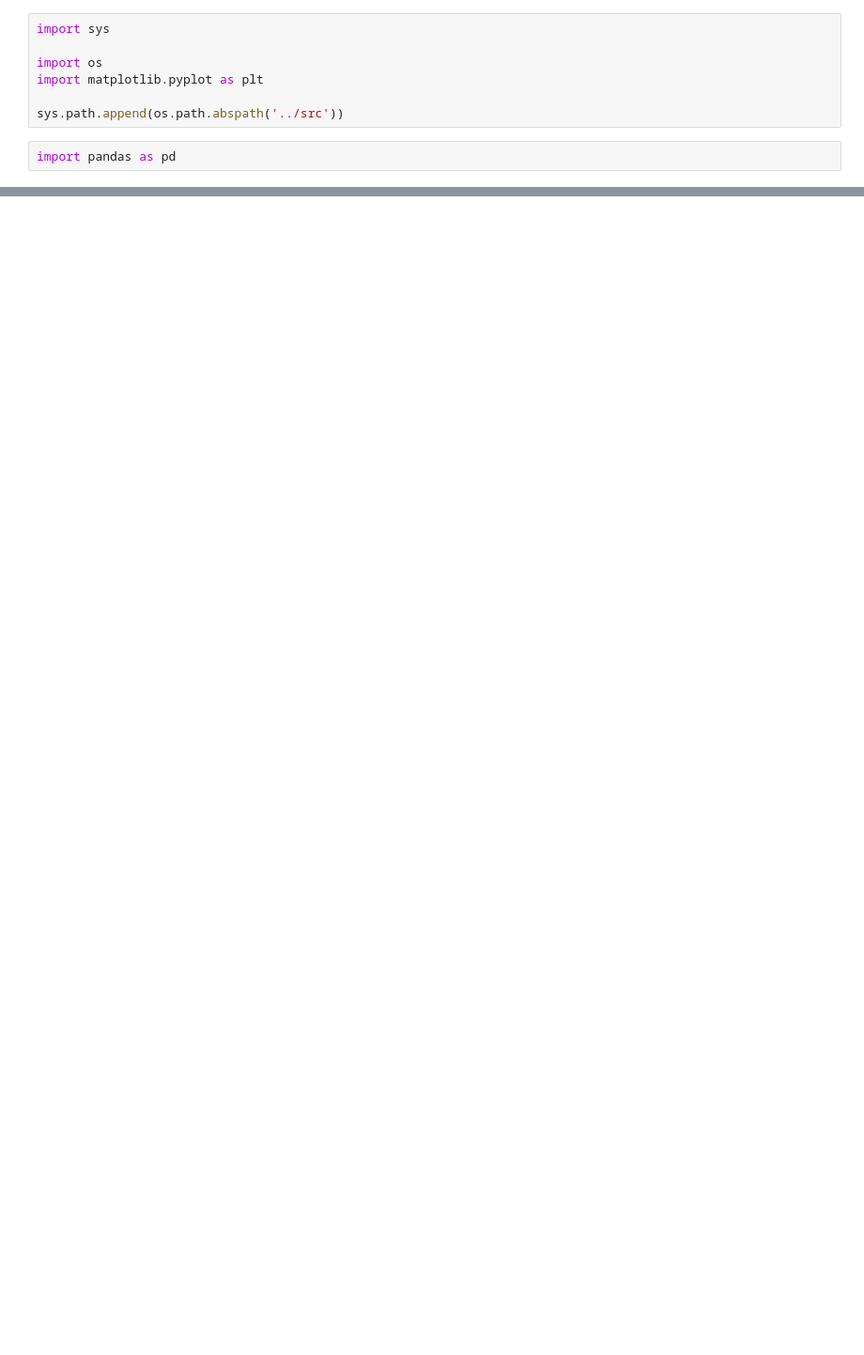
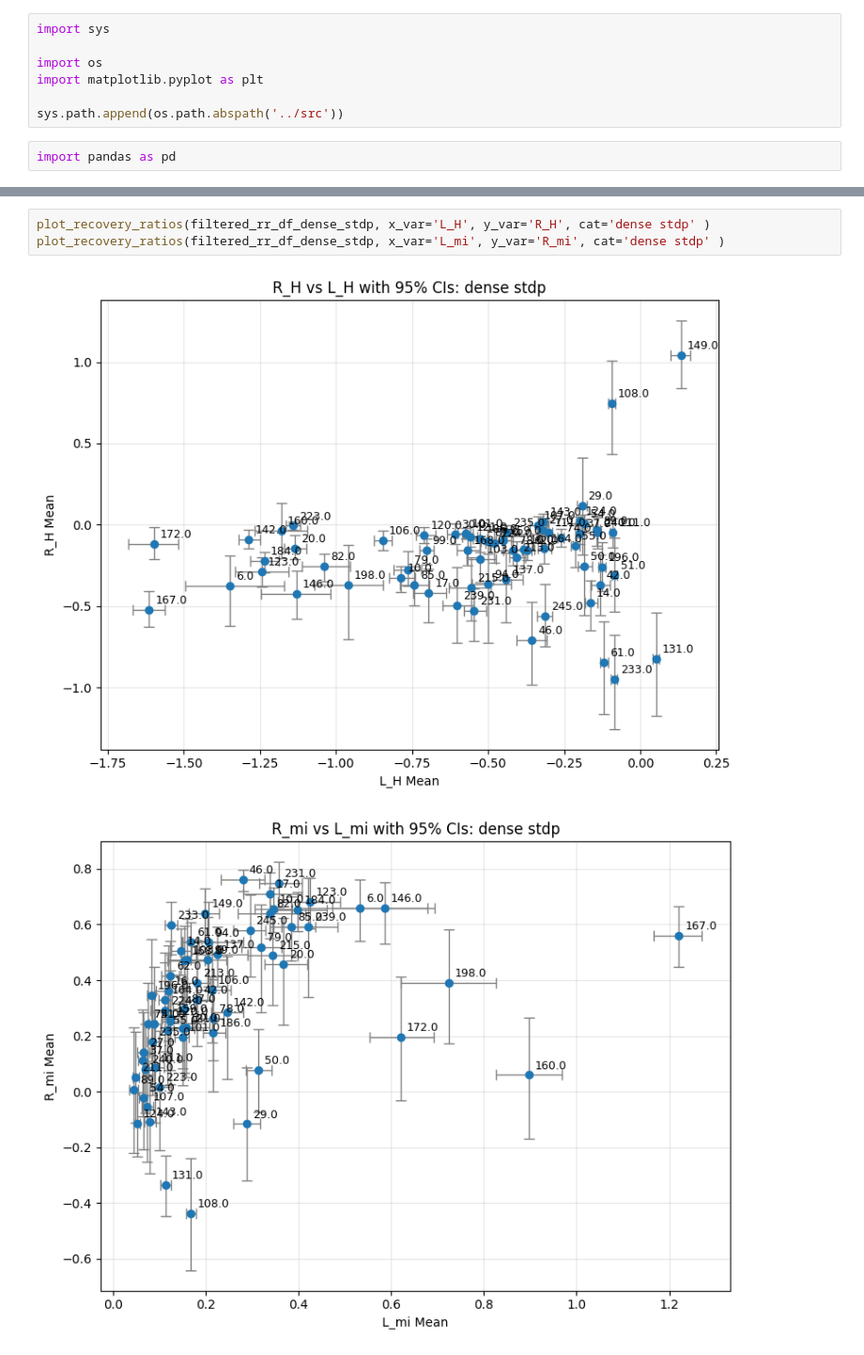
Before and after one commit to mjadiaz/rnjax, a Jupyter notebook: notebooks/metrics_csv_analysis.ipynb, the cells around one changed output, grey strips where cells are left out. Shown at 94% size. Drawn from its saved outputs; the diff is of its cells as text; blank space fills up the shorter version.

```diff
--- a/notebooks/metrics_csv_analysis.ipynb
+++ b/notebooks/metrics_csv_analysis.ipynb
@@ -205,0 +305,6 @@ display(rr_df)
+# %%
+plot_recovery_ratios(filtered_rr_df_dense_stdp, x_var='L_H', y_var='R_H', cat='dense stdp' )
+plot_recovery_ratios(filtered_rr_df_dense_stdp, x_var='L_mi', y_var='R_mi', cat='dense stdp' )
+# %% [output]
+[figure, added]
+[figure, added]
```
Also changed, not shown: parts of 21 cells of this notebook, 1 other file.
